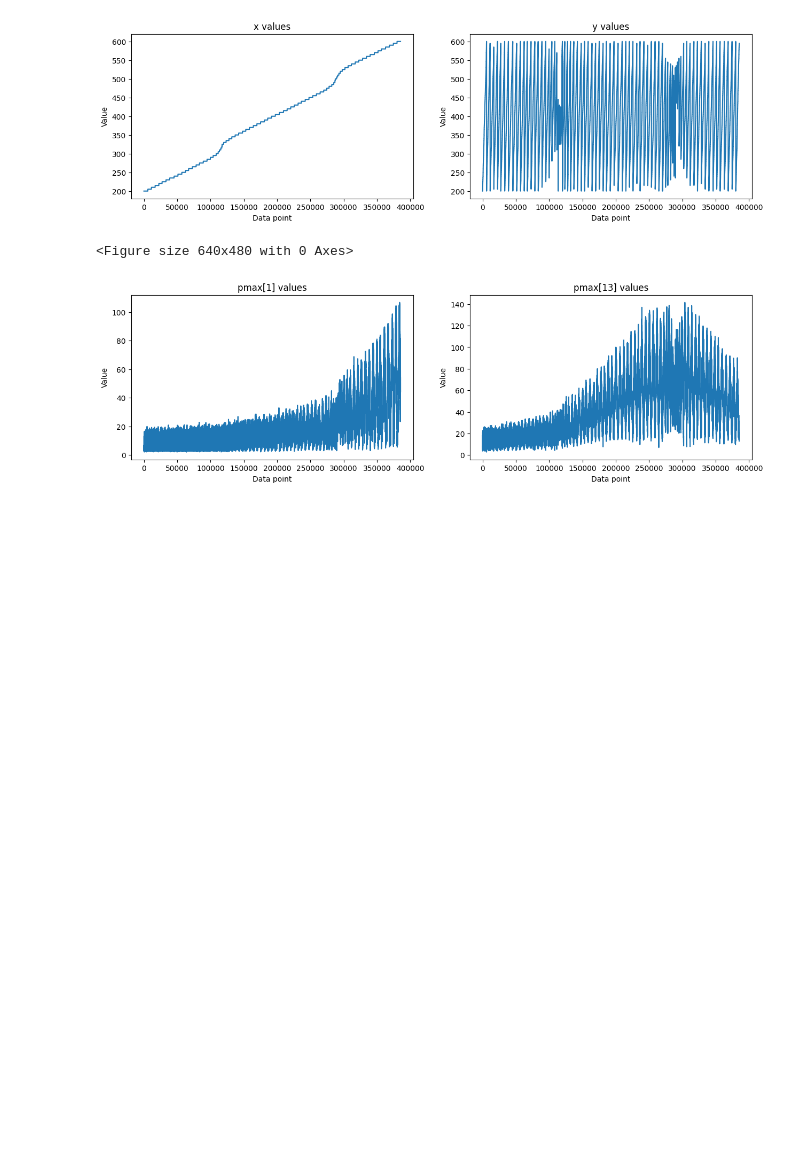
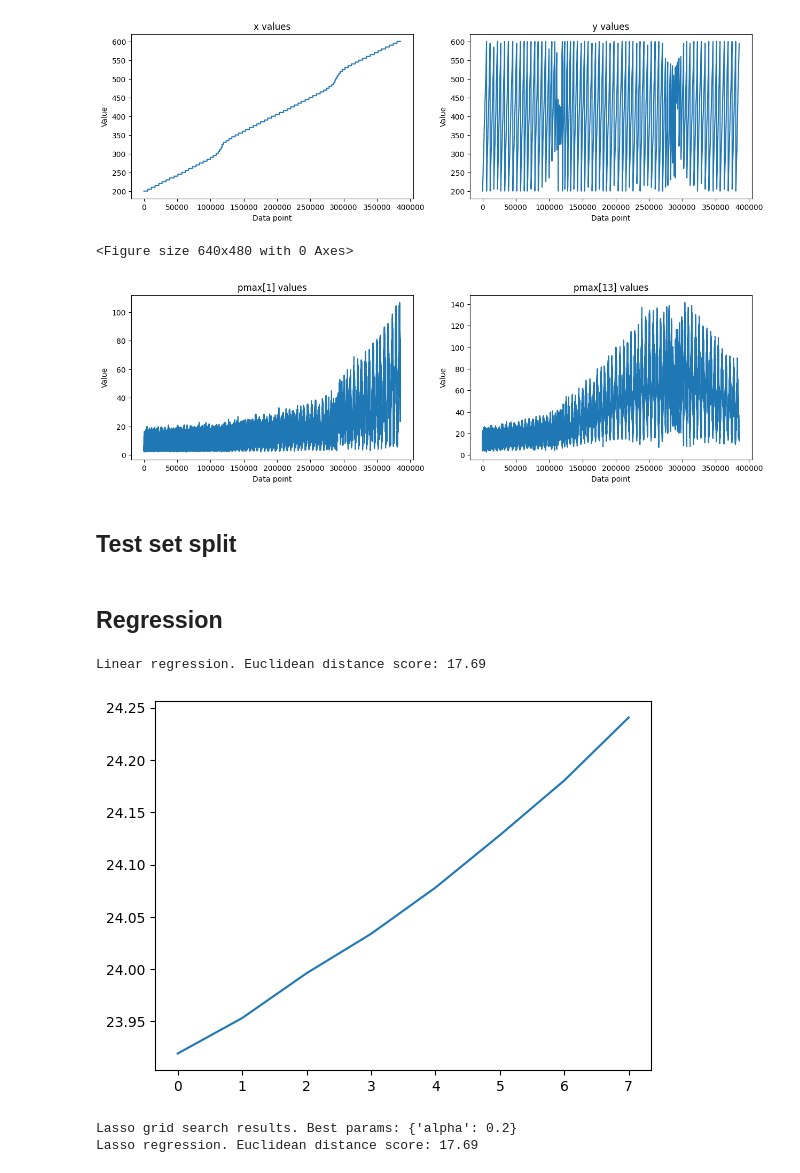
Before and after one commit to marcomag416/dslWinterProject, a Jupyter notebook: dslWinterProject.ipynb, the cells around one changed output. Saved outputs shown, nothing was run; the diff lists cells and outputs as text; code cells hidden in the pictures; blank space fills up the shorter version.

Commit message:
basic regressions

```diff
--- a/dslWinterProject.ipynb
+++ b/dslWinterProject.ipynb
@@ -93,3 +101,54 @@ plt.show()
 # %% [output]
 <Figure size 640x480 with 0 Axes>
 [figure]
+# %% [markdown]
+## Test set split
+# %%
+ratio = 0.2
+test_length = int(len(X_df) * 0.2)
+train_length = len(X_df) - test_length
+test_mask = np.array(test_length * [True] + train_length * [False])
+np.random.shuffle(test_mask)
+X_test = X_df.values[test_mask, :]
+Y_test = Y_df.values[test_mask, :]
+X_train = X_df.values[~test_mask, :]
+Y_train = Y_df.values[~test_mask, :]
+# %% [markdown]
+## Regression
+# %%
+def euc_dist(Y, Y_pred):
+    #return np.sqrt(((Y_pred - Y_test)**2).sum(axis=1)).sum(axis=0) / Y_pred.shape[0]
+    return np.sqrt(((Y - Y_pred)**2).sum(axis=1)).mean()
+
+euc_dist_scorer = make_scorer(euc_dist)
+# %%
+#linear regression
+linReg = LinearRegression()
+linReg.fit(X_train, Y_train)
+Y_pred = linReg.predict(X_test)
+print(f"Linear regression. Euclidean distance score: %.2f "%euc_dist(Y_test, Y_pred))
+# %% [output]
+Linear regression. Euclidean distance score: 17.69
+# %%
+#lasso regression
+params = {
+    "alpha": np.arange(0.2, 1.8, 0.2)
+}
+scores = []
+for config in ParameterGrid(params):
+    reg = Lasso(random_state=rs, **config)
+    scores.append(cross_val_score(reg, X_train, Y_train, cv=5, scoring=euc_dist_scorer).mean())
+plt.plot(scores)
+plt.show()
+best_params = list(ParameterGrid(params))[np.argmin(scores)]
+print(f"Lasso grid search results. Best params: {best_params}")
+
+#evaluate on best params
+lassoReg = Lasso(random_state=rs, **best_params)
+lassoReg.fit(X_train, Y_train)
+Y_pred = lassoReg.predict(X_test)
+print(f"Lasso regression. Euclidean distance score: %.2f "%euc_dist(Y_test, Y_pred))
+# %% [output]
+[figure, added]
+Lasso grid search results. Best params: {'alpha': 0.2}
+Lasso regression. Euclidean distance score: 17.69
```
Also changed, not shown: parts of 3 cells of this notebook.
